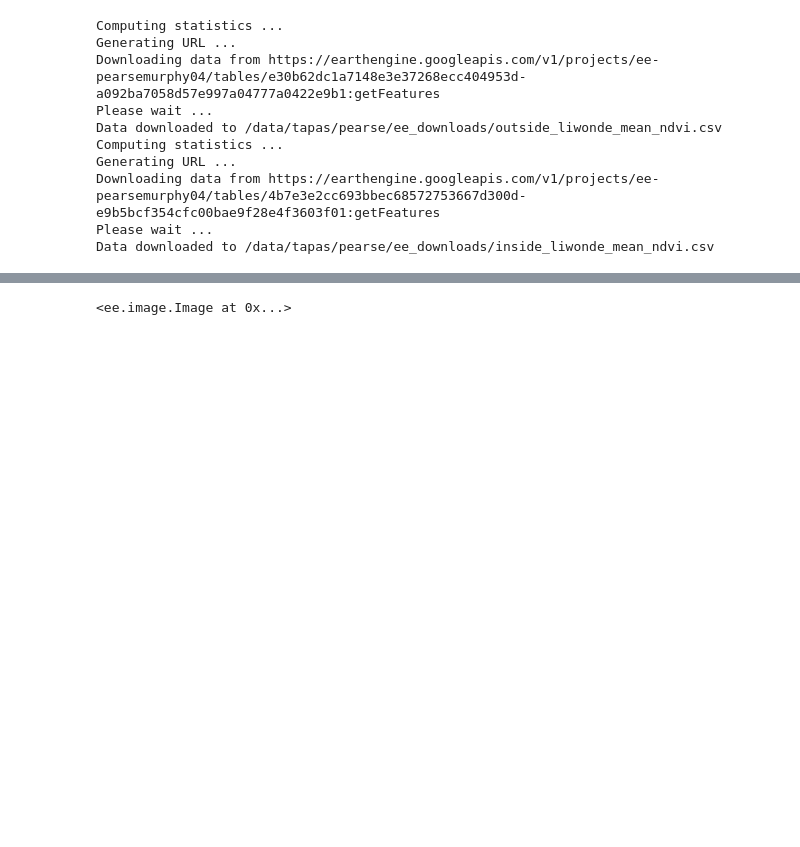
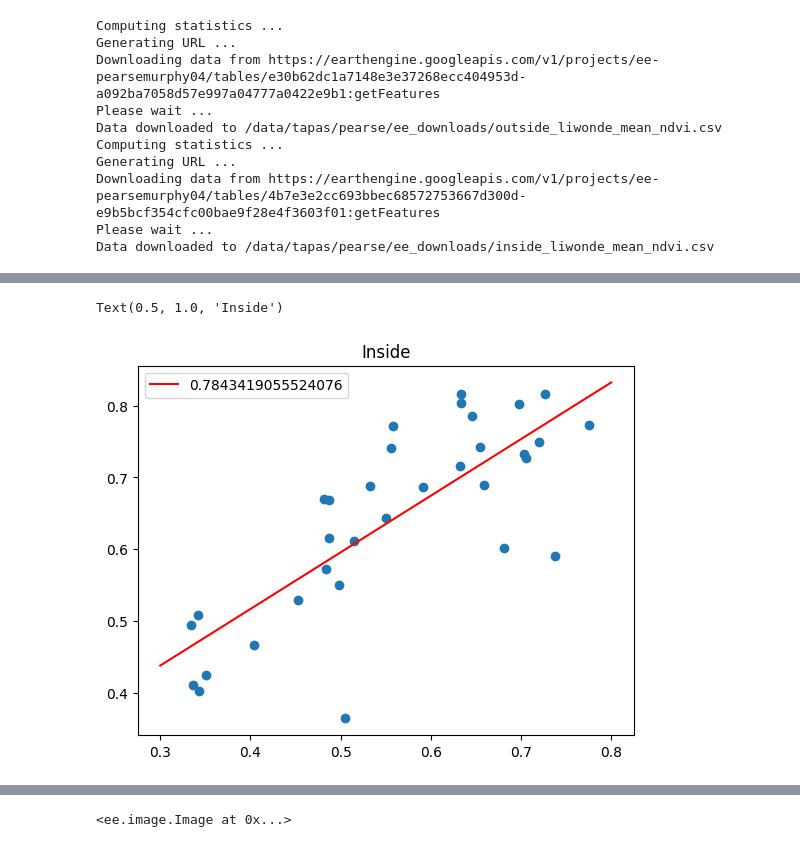
Before and after one commit to murphp30/eo_scripts, a Jupyter notebook: ndvi_insde_outside.ipynb, the cells around one changed output, grey strips where cells are left out. Drawn from its saved outputs; the diff is of its cells as text; code cells hidden in the pictures; blank space fills up the shorter version.

```diff
--- a/ndvi_insde_outside.ipynb
+++ b/ndvi_insde_outside.ipynb
@@ -148,2 +220,11 @@ Type:      builtin_function_or_method
+# %%
+# copy and paste, just change variables
+plt.plot(ndvi_means[0], ndvi_means[1], 'o')
+plt.plot(x, best_fit, 'red', label=result.rvalue)
+plt.legend()
+plt.title("Inside")
+# %% [output]
+Text(0.5, 1.0, 'Inside')
+[figure, added]
 # %%
 dt_arr = np.array([datetime.strptime(dr, "%Y_%m_%d_NDVI") for dr in date_row[:-1]])
```
Also changed, not shown: parts of 18 cells of this notebook, 9 other files.
